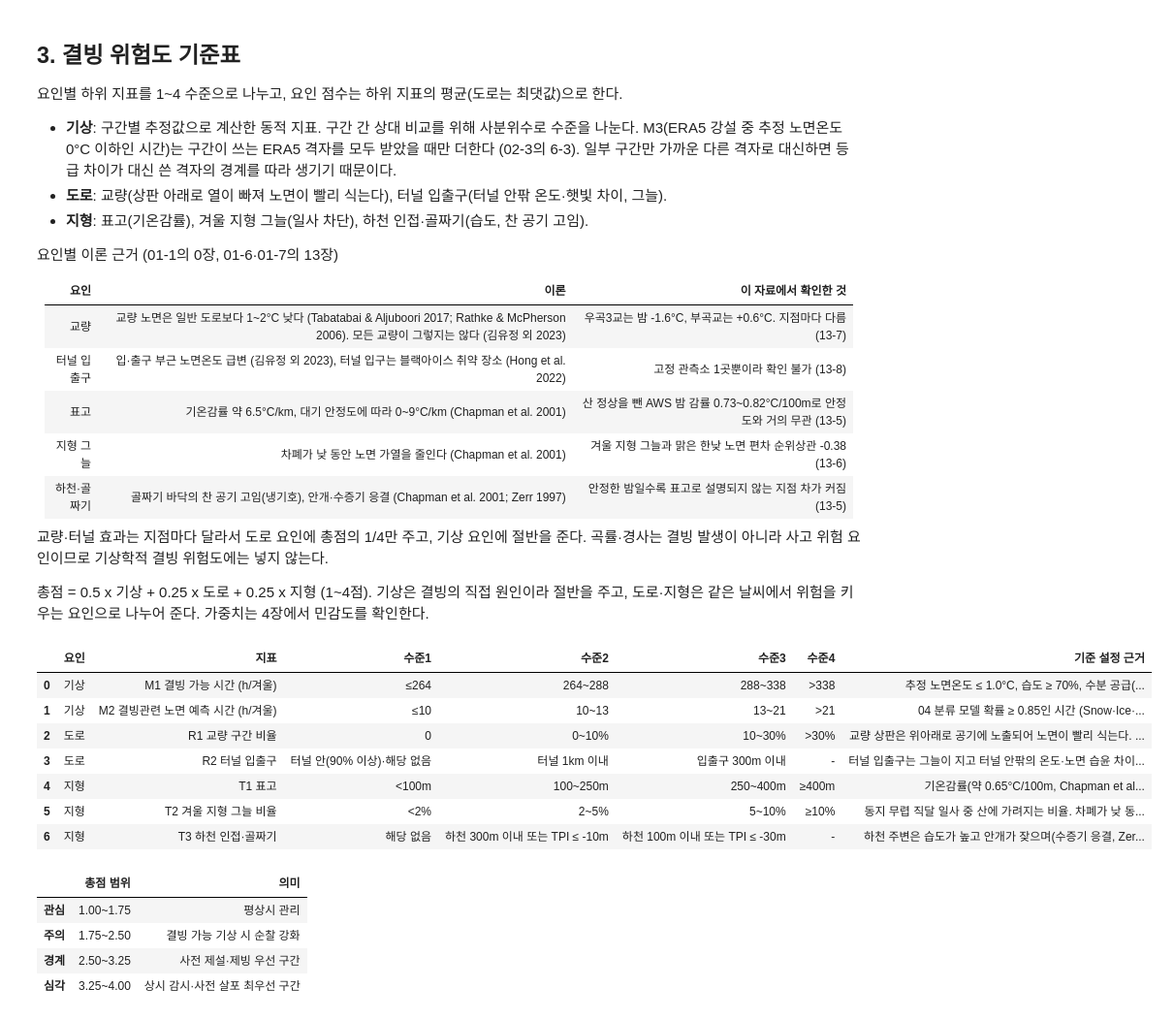
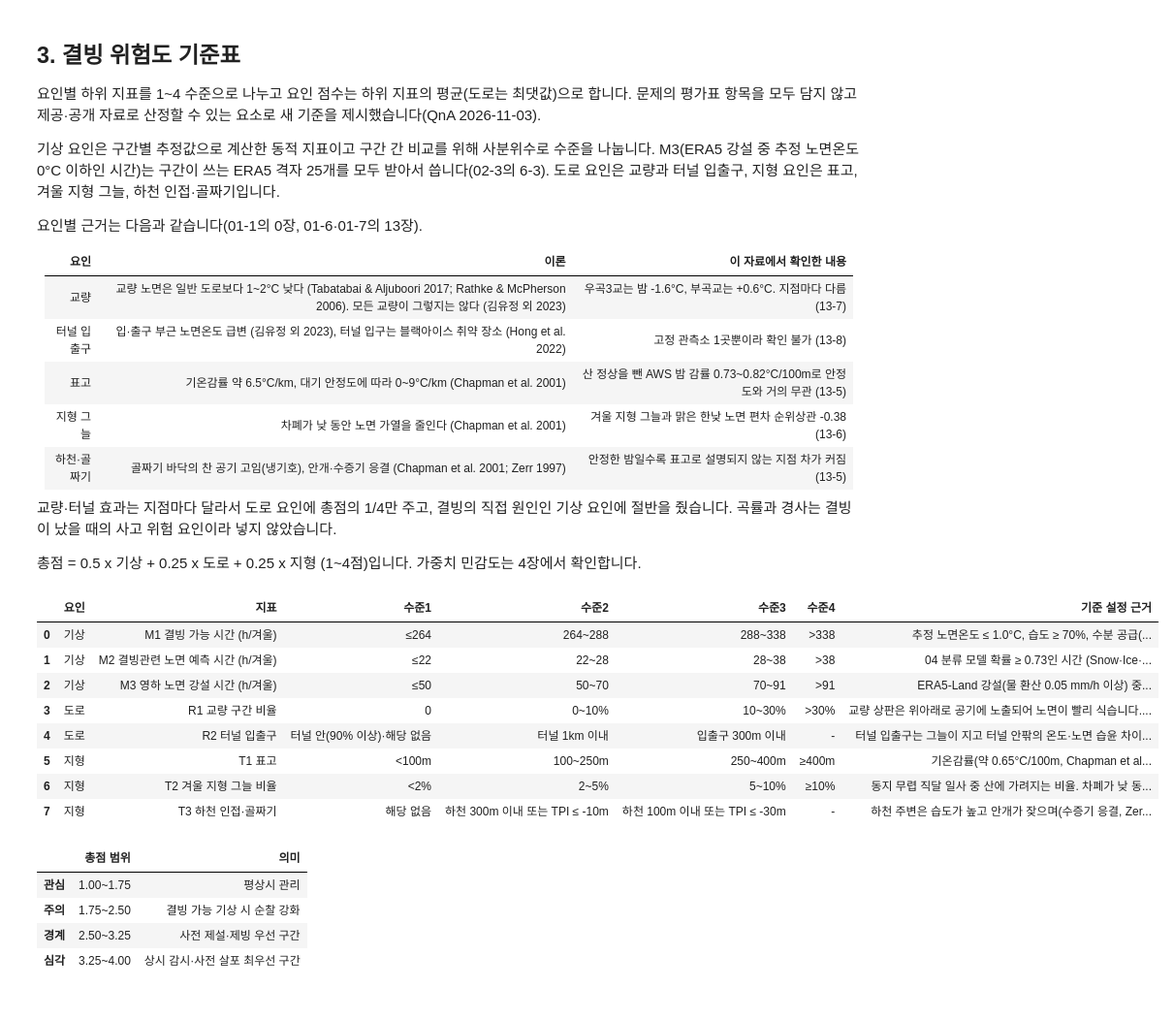
Before and after one commit to haksik-yummy/2026-2_AIcontest, a Jupyter notebook: notebooks/05_risk_map/05-2_risk_map.ipynb, the cells around one changed output. Shown at 97% size. Drawn from its saved outputs; the diff is of its cells as text; code cells hidden in the pictures.

```diff
--- a/notebooks/05_risk_map/05-2_risk_map.ipynb
+++ b/notebooks/05_risk_map/05-2_risk_map.ipynb
@@ -96,17 +87,13 @@ print("기상 지표 M3(ERA5 강설):", "사용" if USE_M3 else "구간 ERA5 자
 # %% [markdown]
 ## 3. 결빙 위험도 기준표
 
-요인별 하위 지표를 1~4 수준으로 나누고, 요인 점수는 하위 지표의 평균(도로는 최댓값)으로 한다.
+요인별 하위 지표를 1~4 수준으로 나누고 요인 점수는 하위 지표의 평균(도로는 최댓값)으로 합니다. 문제의 평가표 항목을 모두 담지 않고 제공·공개 자료로 산정할 수 있는 요소로 새 기준을 제시했습니다(QnA 2026-11-03).
 
-- **기상**: 구간별 추정값으로 계산한 동적 지표. 구간 간 상대 비교를 위해 사분위수로 수준을 나눈다.
-  M3(ERA5 강설 중 추정 노면온도 0°C 이하인 시간)는 구간이 쓰는 ERA5 격자를 모두 받았을 때만 더한다 (02-3의 6-3).
-  일부 구간만 가까운 다른 격자로 대신하면 등급 차이가 대신 쓴 격자의 경계를 따라 생기기 때문이다.
-- **도로**: 교량(상판 아래로 열이 빠져 노면이 빨리 식는다), 터널 입출구(터널 안팎 온도·햇빛 차이, 그늘).
-- **지형**: 표고(기온감률), 겨울 지형 그늘(일사 차단), 하천 인접·골짜기(습도, 찬 공기 고임).
+기상 요인은 구간별 추정값으로 계산한 동적 지표이고 구간 간 비교를 위해 사분위수로 수준을 나눕니다. M3(ERA5 강설 중 추정 노면온도 0°C 이하인 시간)는 구간이 쓰는 ERA5 격자 25개를 모두 받아서 씁니다(02-3의 6-3). 도로 요인은 교량과 터널 입출구, 지형 요인은 표고, 겨울 지형 그늘, 하천 인접·골짜기입니다.
 
-요인별 이론 근거 (01-1의 0장, 01-6·01-7의 13장)
+요인별 근거는 다음과 같습니다(01-1의 0장, 01-6·01-7의 13장).
 
-| 요인 | 이론 | 이 자료에서 확인한 것 |
+| 요인 | 이론 | 이 자료에서 확인한 내용 |
 |------|------|------------------------|
 | 교량 | 교량 노면은 일반 도로보다 1~2°C 낮다 (Tabatabai & Aljuboori 2017; Rathke & McPherson 2006). 모든 교량이 그렇지는 않다 (김유정 외 2023) | 우곡3교는 밤 -1.6°C, 부곡교는 +0.6°C. 지점마다 다름 (13-7) |
 | 터널 입출구 | 입·출구 부근 노면온도 급변 (김유정 외 2023), 터널 입구는 블랙아이스 취약 장소 (Hong et al. 2022) | 고정 관측소 1곳뿐이라 확인 불가 (13-8) |
@@ -114,11 +101,9 @@ print("기상 지표 M3(ERA5 강설):", "사용" if USE_M3 else "구간 ERA5 자
 | 지형 그늘 | 차폐가 낮 동안 노면 가열을 줄인다 (Chapman et al. 2001) | 겨울 지형 그늘과 맑은 한낮 노면 편차 순위상관 -0.38 (13-6) |
 | 하천·골짜기 | 골짜기 바닥의 찬 공기 고임(냉기호), 안개·수증기 응결 (Chapman et al. 2001; Zerr 1997) | 안정한 밤일수록 표고로 설명되지 않는 지점 차가 커짐 (13-5) |
 
-교량·터널 효과는 지점마다 달라서 도로 요인에 총점의 1/4만 주고, 기상 요인에 절반을 준다. 곡률·경사는 결빙 발생이 아니라 사고 위험 요인이므로
-기상학적 결빙 위험도에는 넣지 않는다.
+교량·터널 효과는 지점마다 달라서 도로 요인에 총점의 1/4만 주고, 결빙의 직접 원인인 기상 요인에 절반을 줬습니다. 곡률과 경사는 결빙이 났을 때의 사고 위험 요인이라 넣지 않았습니다.
 
-총점 = 0.5 x 기상 + 0.25 x 도로 + 0.25 x 지형 (1~4점). 기상은 결빙의 직접 원인이라 절반을 주고,
-도로·지형은 같은 날씨에서 위험을 키우는 요인으로 나누어 준다. 가중치는 4장에서 민감도를 확인한다.
+총점 = 0.5 x 기상 + 0.25 x 도로 + 0.25 x 지형 (1~4점)입니다. 가중치 민감도는 4장에서 확인합니다.
 # %%
 seg = segments.set_index("seg_id").join(seg_summary)
 seg["icing_cond_hours"] = (seg_feat.assign(c=icing_condition(seg_feat, rst_col="rst_est"))
@@ -156,45 +141,46 @@ criteria_rows = [
     ["기상", "M1 결빙 가능 시간 (h/겨울)", f"≤{q_m1[0]:.0f}", f"{q_m1[0]:.0f}~{q_m1[1]:.0f}", f"{q_m1[1]:.0f}~{q_m1[2]:.0f}",
      f">{q_m1[2]:.0f}",
      f"추정 노면온도 ≤ {T_RST}°C, 습도 ≥ {T_RH:.0f}%, 수분 공급(강수·적설·서리)인 시간. "
      f"학습 지점 Ice의 {conditions.iloc[-1]['Ice 포착률']:.0%}를 포함하고 평균 대비 {conditions.iloc[-1]['향상도(lift)']:.1f}배. "
      "결빙 = 수분 + 어는점 이하 노면 (Zerr 1997), 강수 시 노면 1°C 미만 결빙 (Bonanno et al. 2010)"],
     ["기상", "M2 결빙관련 노면 예측 시간 (h/겨울)", f"≤{q_m2[0]:.0f}", f"{q_m2[0]:.0f}~{q_m2[1]:.0f}",
      f"{q_m2[1]:.0f}~{q_m2[2]:.0f}", f">{q_m2[2]:.0f}",
      f"04 분류 모델 확률 ≥ {cls_meta['threshold']:.2f}인 시간 (Snow·Ice·결빙시작·판별불가 노면)"],
     ["도로", "R1 교량 구간 비율", "0", "0~10%", "10~30%", ">30%",
-     "교량 상판은 위아래로 공기에 노출되어 노면이 빨리 식는다. 교량 노면은 일반 도로보다 1~2°C 낮다 "
-     "(Tabatabai & Aljuboori 2017; Rathke & McPherson 2006). 관측소에서도 교량에 가까울수록 노면 0°C 이하 비율이 높다. "
-     "단 교량마다 차이가 커서(우곡3교 -1.6°C, 부곡교 +0.6°C) 도로 요인 안에서만 반영한다"],
+     "교량 상판은 위아래로 공기에 노출되어 노면이 빨리 식습니다. 교량 노면은 일반 도로보다 1~2°C 낮습니다 "
+     "(Tabatabai & Aljuboori 2017; Rathke & McPherson 2006). 관측소에서도 교량에 가까울수록 노면 0°C 이하 비율이 높습니다. "
+     "교량마다 차이가 커서(우곡3교 -1.6°C, 부곡교 +0.6°C) 도로 요인 안에서만 반영했습니다"],
     ["도로", "R2 터널 입출구", "터널 안(90% 이상)·해당 없음", "터널 1km 이내", "입출구 300m 이내", "-",
-     "터널 입출구는 그늘이 지고 터널 안팎의 온도·노면 습윤 차이가 커서 결빙이 잦다. "
+     "터널 입출구는 그늘이 지고 터널 안팎의 온도·노면 습윤 차이가 커서 결빙이 잦습니다. "
      "입·출구 부근 노면온도 급변 (김유정 외 2023), 터널 입구는 블랙아이스 취약 장소 (Hong et al. 2022)"],
     ["지형", "T1 표고", "<100m", "100~250m", "250~400m", "≥400m",
      f"기온감률(약 0.65°C/100m, Chapman et al. 2001). 관측소 노면 0°C 이하 비율과 순위상관 {corr.loc['표고', '노면0도이하비율']:.2f}"],
     ["지형", "T2 겨울 지형 그늘 비율", "<2%", "2~5%", "5~10%", "≥10%",
-     f"동지 무렵 직달 일사 중 산에 가려지는 비율. 차폐가 낮 동안 노면 가열을 줄인다 (Chapman et al. 2001). "
+     f"동지 무렵 직달 일사 중 산에 가려지는 비율. 차폐가 낮 동안 노면 가열을 줄입니다 (Chapman et al. 2001). "
      f"노면 0°C 이하 비율과 순위상관 {corr.loc['겨울 지형 그늘', '노면0도이하비율']:.2f}"],
     ["지형", "T3 하천 인접·골짜기", "해당 없음", "하천 300m 이내 또는 TPI ≤ -10m", "하천 100m 이내 또는 TPI ≤ -30m", "-",
-     "하천 주변은 습도가 높고 안개가 잦으며(수증기 응결, Zerr 1997), 골짜기는 밤에 찬 공기가 고인다 (냉기호, Chapman et al. 2001)"],
+     "하천 주변은 습도가 높고 안개가 잦으며(수증기 응결, Zerr 1997), 골짜기는 밤에 찬 공기가 고입니다 (냉기호, Chapman et al. 2001)"],
 ]
 if USE_M3:
     m3, aws = corr.loc["ERA5 강설 & 추정 노면 ≤ 0°C"], corr.loc["AWS 강수 감지 & 추정 노면 ≤ 0°C"]
     criteria_rows.insert(2, [
         "기상", "M3 영하 노면 강설 시간 (h/겨울)", f"≤{q_m3[0]:.0f}", f"{q_m3[0]:.0f}~{q_m3[1]:.0f}",
         f"{q_m3[1]:.0f}~{q_m3[2]:.0f}", f">{q_m3[2]:.0f}",
         f"ERA5-Land 강설(물 환산 0.05 mm/h 이상) 중 추정 노면온도 ≤ 0°C인 시간. 눈이 언 노면에 내리는 시간 (수분 + 어는점 이하 노면). "
         f"관측소 단위 순위상관: Ice 비율 {m3['Ice비율']:.2f}, 결빙관련 비율 {m3['결빙관련비율']:.2f} "
         f"(AWS 강수 감지로 만든 같은 지표는 {aws['Ice비율']:.2f}, {aws['결빙관련비율']:.2f}, 05-1의 2장)"])
 criteria = pd.DataFrame(criteria_rows, columns=["요인", "지표", "수준1", "수준2", "수준3", "수준4", "기준 설정 근거"])
 criteria
 # %% [output]
 |  | 요인 | 지표 | 수준1 | 수준2 | 수준3 | 수준4 | 기준 설정 근거 |
 | 0 | 기상 | M1 결빙 가능 시간 (h/겨울) | ≤264 | 264~288 | 288~338 | >338 | 추정 노면온도 ≤ 1.0°C, 습도 ≥ 70%, 수분 공급(... |
-| 1 | 기상 | M2 결빙관련 노면 예측 시간 (h/겨울) | ≤10 | 10~13 | 13~21 | >21 | 04 분류 모델 확률 ≥ 0.85인 시간 (Snow·Ice·... |
-| 2 | 도로 | R1 교량 구간 비율 | 0 | 0~10% | 10~30% | >30% | 교량 상판은 위아래로 공기에 노출되어 노면이 빨리 식는다. ... |
-| 3 | 도로 | R2 터널 입출구 | 터널 안(90% 이상)·해당 없음 | 터널 1km 이내 | 입출구 300m 이내 | - | 터널 입출구는 그늘이 지고 터널 안팎의 온도·노면 습윤 차이... |
-| 4 | 지형 | T1 표고 | <100m | 100~250m | 250~400m | ≥400m | 기온감률(약 0.65°C/100m, Chapman et al... |
-| 5 | 지형 | T2 겨울 지형 그늘 비율 | <2% | 2~5% | 5~10% | ≥10% | 동지 무렵 직달 일사 중 산에 가려지는 비율. 차폐가 낮 동... |
-| 6 | 지형 | T3 하천 인접·골짜기 | 해당 없음 | 하천 300m 이내 또는 TPI ≤ -10m | 하천 100m 이내 또는 TPI ≤ -30m | - | 하천 주변은 습도가 높고 안개가 잦으며(수증기 응결, Zer... |
+| 1 | 기상 | M2 결빙관련 노면 예측 시간 (h/겨울) | ≤22 | 22~28 | 28~38 | >38 | 04 분류 모델 확률 ≥ 0.73인 시간 (Snow·Ice·... |
+| 2 | 기상 | M3 영하 노면 강설 시간 (h/겨울) | ≤50 | 50~70 | 70~91 | >91 | ERA5-Land 강설(물 환산 0.05 mm/h 이상) 중... |
+| 3 | 도로 | R1 교량 구간 비율 | 0 | 0~10% | 10~30% | >30% | 교량 상판은 위아래로 공기에 노출되어 노면이 빨리 식습니다.... |
+| 4 | 도로 | R2 터널 입출구 | 터널 안(90% 이상)·해당 없음 | 터널 1km 이내 | 입출구 300m 이내 | - | 터널 입출구는 그늘이 지고 터널 안팎의 온도·노면 습윤 차이... |
+| 5 | 지형 | T1 표고 | <100m | 100~250m | 250~400m | ≥400m | 기온감률(약 0.65°C/100m, Chapman et al... |
+| 6 | 지형 | T2 겨울 지형 그늘 비율 | <2% | 2~5% | 5~10% | ≥10% | 동지 무렵 직달 일사 중 산에 가려지는 비율. 차폐가 낮 동... |
+| 7 | 지형 | T3 하천 인접·골짜기 | 해당 없음 | 하천 300m 이내 또는 TPI ≤ -10m | 하천 100m 이내 또는 TPI ≤ -30m | - | 하천 주변은 습도가 높고 안개가 잦으며(수증기 응결, Zer... |
 # %%
 WEIGHTS = {"기상": 0.5, "도로": 0.25, "지형": 0.25}
 
```
Also changed, not shown: parts of 23 cells of this notebook.
